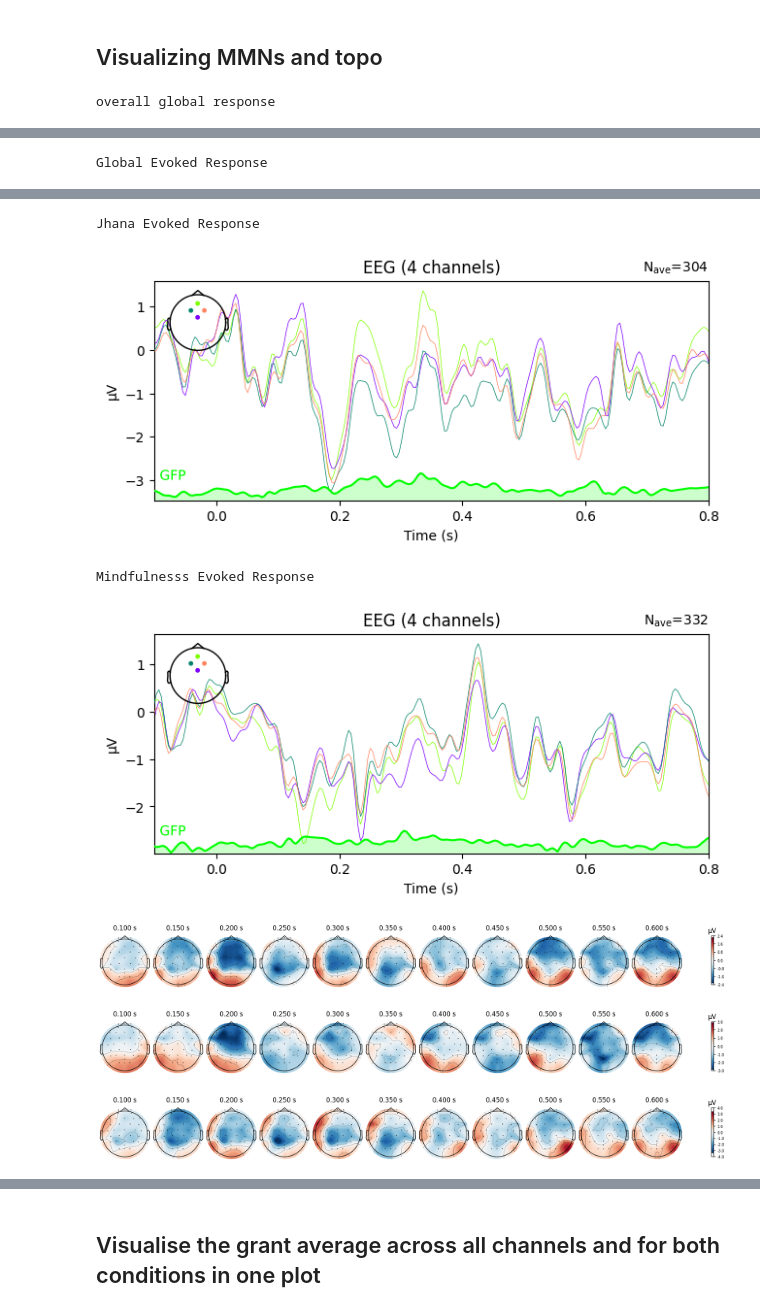
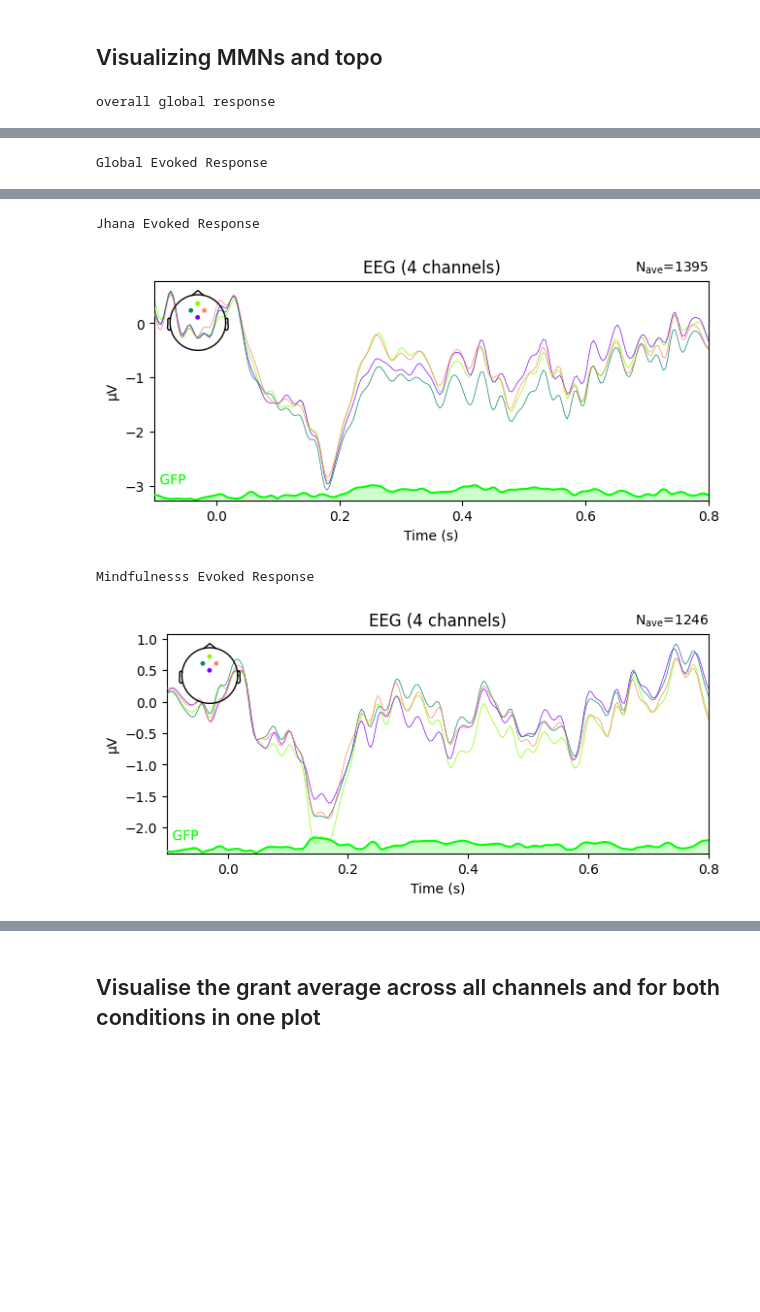
Before and after one commit to jonasmago/jhana_eeg, a Jupyter notebook: notebooks/MMN/mmn_results.ipynb, the cells around one changed output, grey strips where cells are left out. Saved outputs shown, nothing was run; the diff lists cells and outputs as text; code cells hidden in the pictures; blank space fills up the shorter version.

```diff
--- a/notebooks/MMN/mmn_results.ipynb
+++ b/notebooks/MMN/mmn_results.ipynb
@@ -65,7 +66,7 @@ for meditation in ['jhana', 'mindfulness']:
 #for sub in [0,1,2,4,7,8,9]:
 for sub in range(10):
     for meditation in ['jhana', 'mindfulness']:
-        paths = glob.glob(f'/Users/jonasmago/PhD_code_data/github/eeg_jhana/notebooks/MMN/epochs_ar/sub{sub}-day1-{meditation}_epo.fif')
+        paths = glob.glob(f'/Users/jonasmago/PhD_code_data/github/eeg_jhana/notebooks/MMN/epochs_ar/sub{sub}-day*-{meditation}_epo.fif')
         epochs_list = [mne.read_epochs(path) for path in paths]
         epochs_list_picks = []
 
@@ -108,6 +109,7 @@ print('Mindfulnesss Evoked Response')
 evo_m_diff = mne.combine_evoked([evo_m_dev, evo_m_std], weights=[1, -1])
 evo_m_diff.copy().pick_channels(['Fz', 'Cz', 'FC1', 'FC2']).plot(window_title="Mindfulness Difference", gfp=True, time_unit="s")
 
+evo_jm_diff = mne.combine_evoked([evo_j_diff, evo_m_diff], weights=[1, -1])
 
 
 # for sub in range(10):
@@ -120,14 +122,6 @@ evo_m_diff.copy().pick_channels(['Fz', 'Cz', 'FC1', 'FC2']).plot(window_title="M
 #     evo_m_diff_sub = mne.combine_evoked([evokeds['mindfulness']['dev'][sub], evokeds['mindfulness']['std'][sub]], weights=[1, -1])
 #     evo_m_diff_sub.copy().pick_channels(['Fz', 'Cz', 'FC1', 'FC2']).plot(window_title="Mindfulness Difference", gfp=True, time_unit="s")
 
-
-time_points = np.arange(0.1, 0.601, 0.05)  # Time in seconds
-
-for evo in [evo_diff, evo_j_diff, evo_m_diff]:
-    evo.plot_topomap(
-        times=time_points
-    )
-
-print ('')
+print('')
 # %% [output]
 overall global response
@@ -137,7 +131,4 @@ Global Evoked Response
 Jhana Evoked Response
-[figure, old version]
+[figure, new version]
 Mindfulnesss Evoked Response
-[figure, old version]
+[figure, new version]
-[figure, removed]
-[figure, removed]
-[figure, removed]
```
Also changed, not shown: parts of 20 cells of this notebook.
